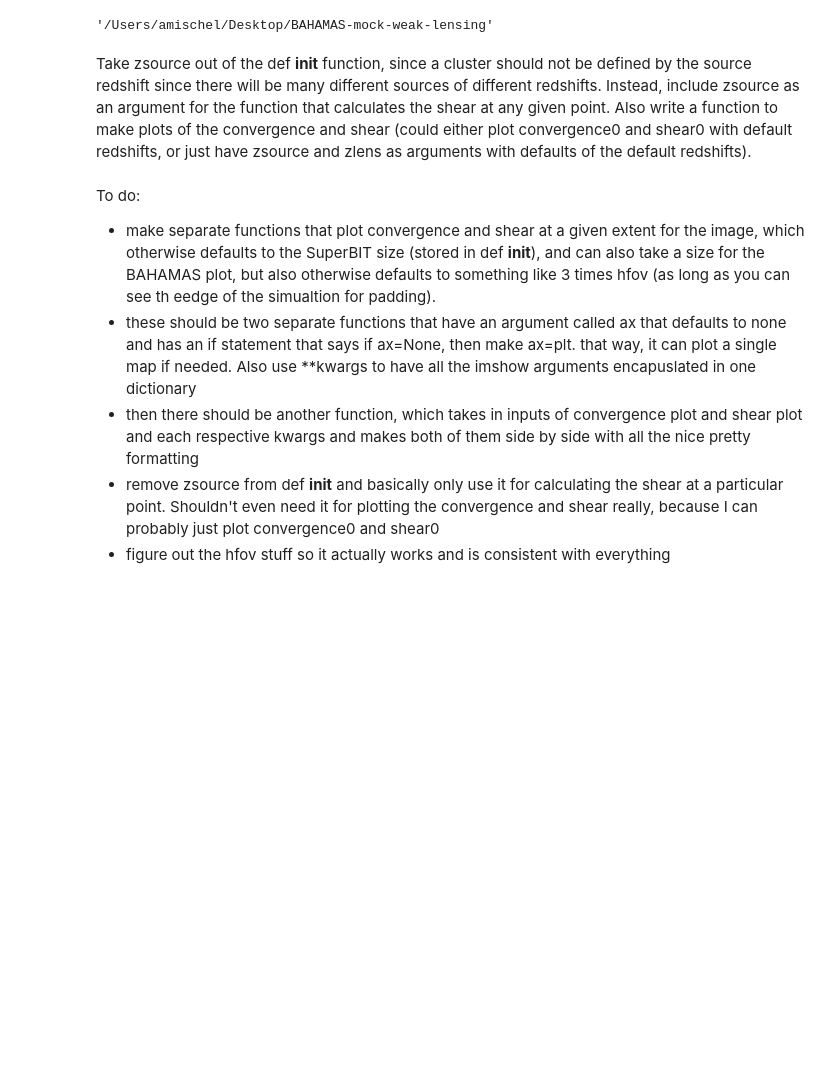
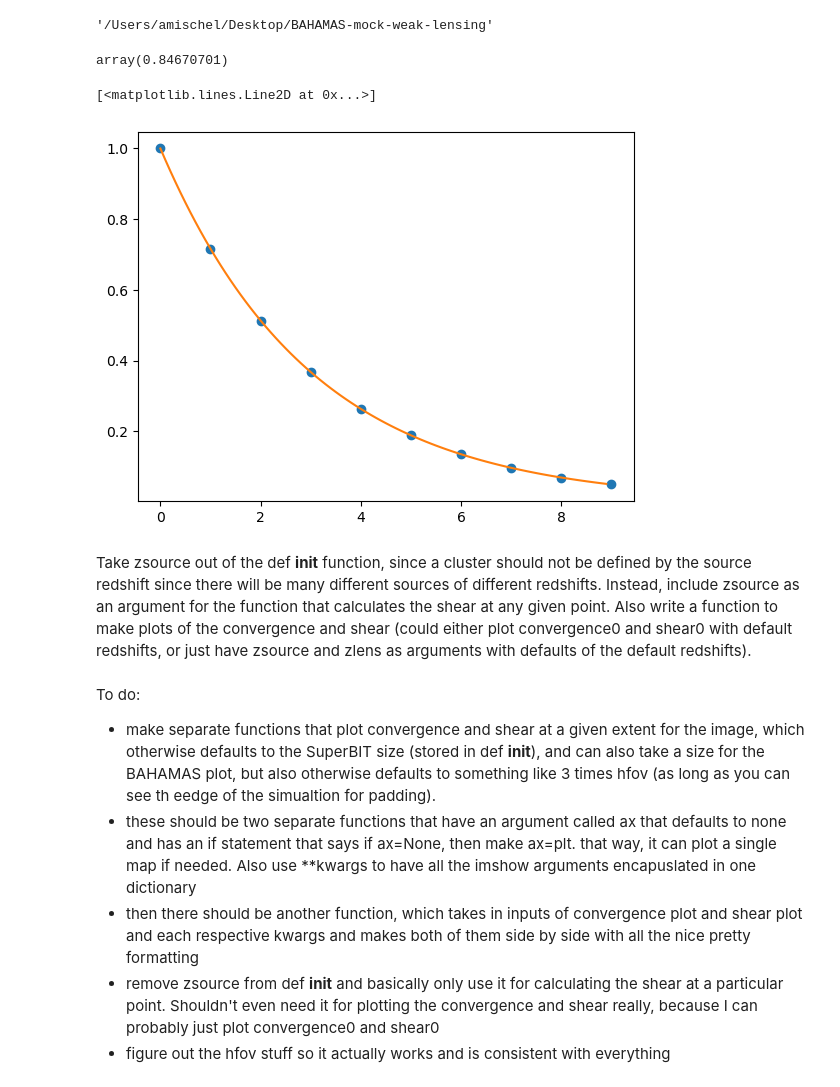
Before and after one commit to anyamischel/BAHAMAS-mock-weak-lensing, a Jupyter notebook: BHM_Sim.ipynb, the cells around one changed output. Saved outputs shown, nothing was run; the diff lists cells and outputs as text; code cells hidden in the pictures; blank space fills up the shorter version.

Commit message:
Added some lines to the bottom of BHM_sim to try and figure out how interpolation works

```diff
--- a/BHM_Sim.ipynb
+++ b/BHM_Sim.ipynb
@@ -14,3 +18,18 @@ from astropy.cosmology import WMAP9
+# %%
+x = np.arange(0, 10)
+y = np.exp(-x/3.0)
+f = interpolate.interp1d(x, y, kind='cubic')
+f(0.5)
+# %% [output]
+array(0.84670701)
+# %%
+xnew = np.arange(0,9,0.1)
+ynew=f(xnew)
+plt.plot(x,y, 'o')
+plt.plot(xnew, ynew, '-')
+# %% [output]
+[<matplotlib.lines.Line2D at 0x...>]
+[figure, added]
 # %% [markdown]
 Take zsource out of the def __init__ function, since a cluster should not be defined by the source redshift since there will be many different sources of different redshifts. Instead, include zsource as an argument for the function that calculates the shear at any given point. Also write a function to make plots of the convergence and shear (could either plot convergence0 and shear0 with default redshifts, or just have zsource and zlens as arguments with defaults of the default redshifts).
 # %% [markdown]
```
Also changed, not shown: parts of 14 cells of this notebook.
